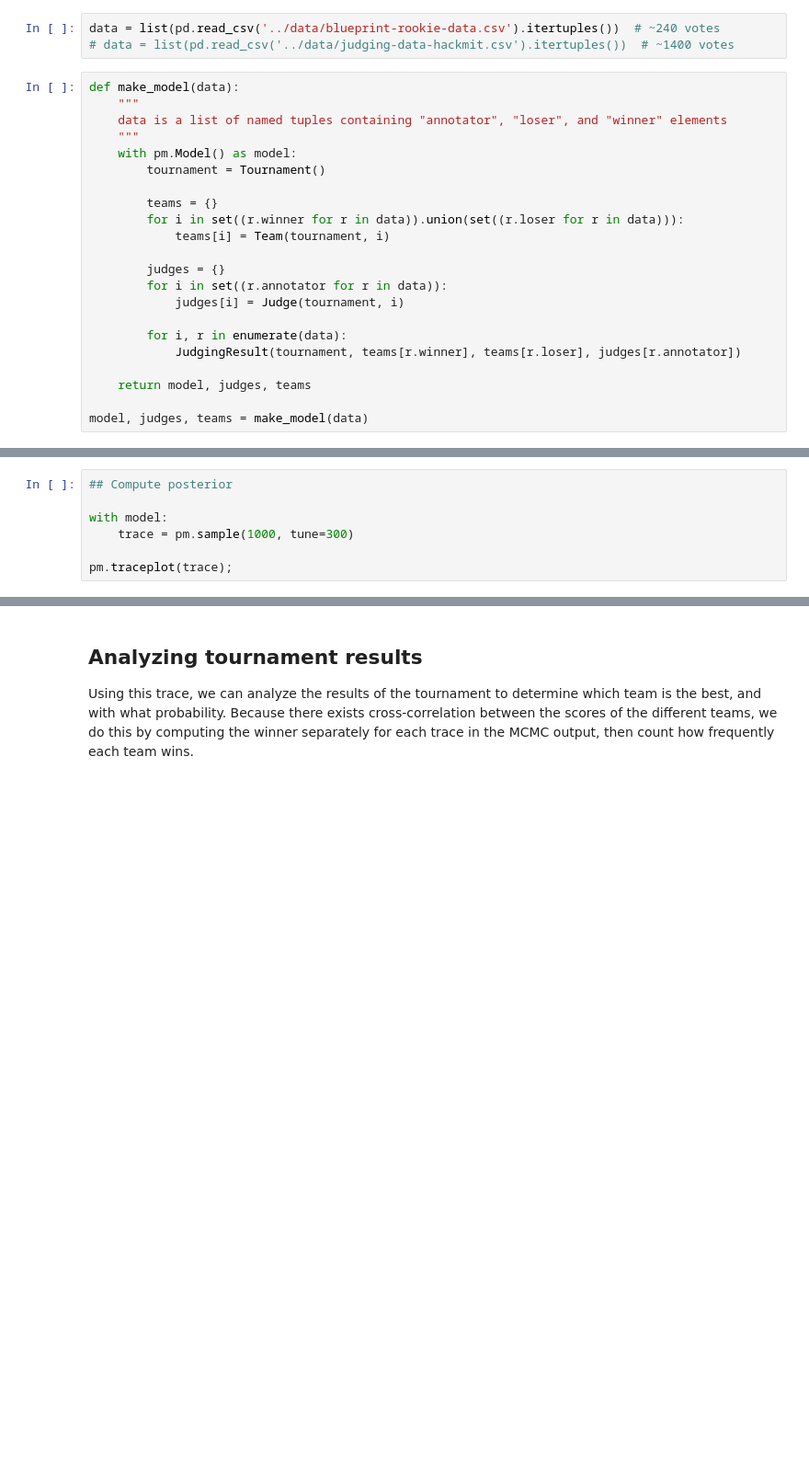
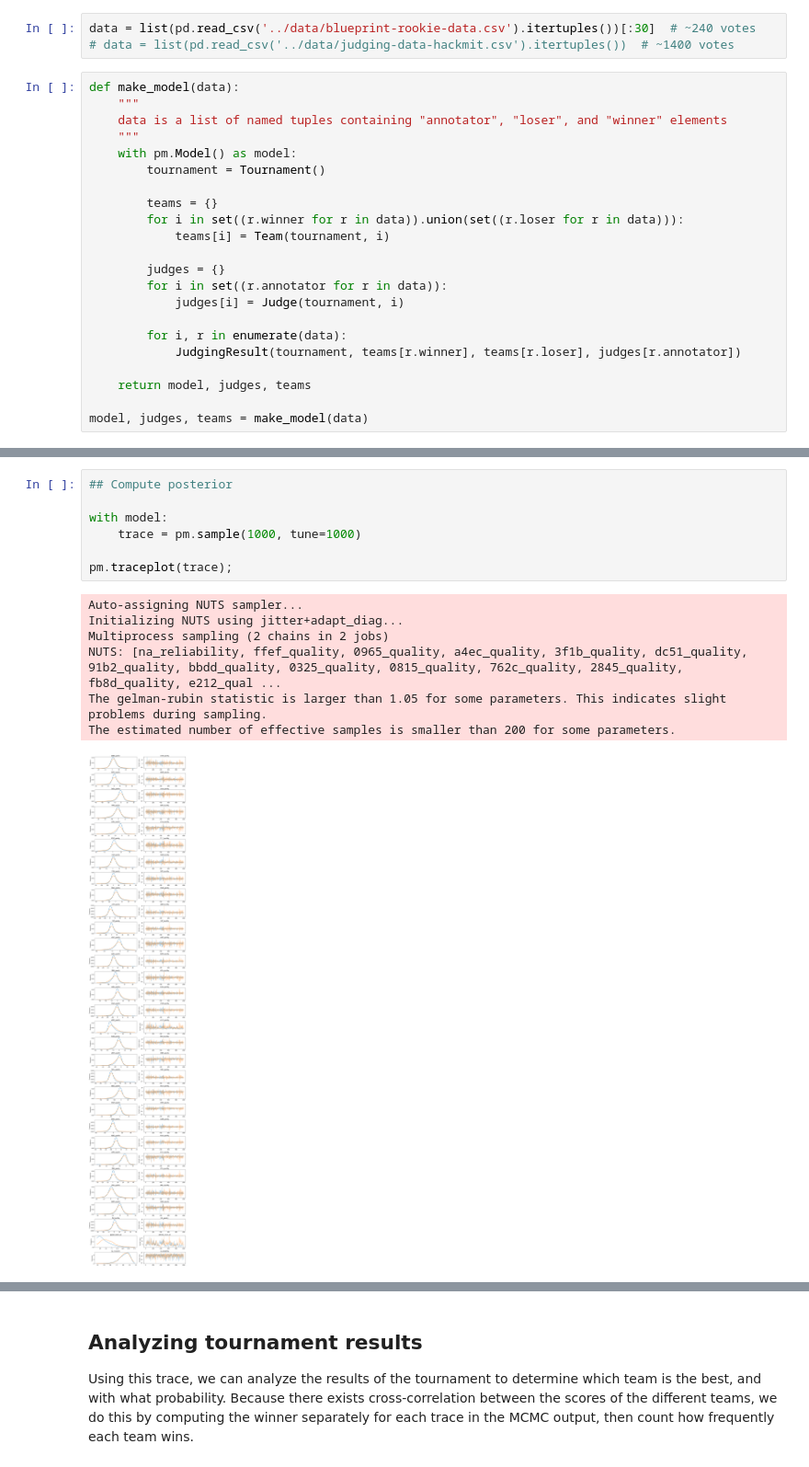
Before and after one commit to HALtheWise/bayesian-ranking, a Jupyter notebook: reports/bayesian-ranking-polished.ipynb, the cells around one changed output, grey strips where cells are left out. Shown at 92% size. Saved outputs shown, nothing was run; the diff lists cells and outputs as text; blank space fills up the shorter version.

```diff
--- a/reports/bayesian-ranking-polished.ipynb
+++ b/reports/bayesian-ranking-polished.ipynb
@@ -200,7 +200,7 @@ HackMIT has actually published the full set of data from the 2015 HackMIT judgin
 
 This dataset contains approximately 1400 votes.
 # %%
-data = list(pd.read_csv('../data/blueprint-rookie-data.csv').itertuples())  # ~240 votes
+data = list(pd.read_csv('../data/blueprint-rookie-data.csv').itertuples())[:30]  # ~240 votes
 # data = list(pd.read_csv('../data/judging-data-hackmit.csv').itertuples())  # ~1400 votes
 # %%
 def make_model(data):
@@ -241,8 +241,16 @@ thinkplot.Show()
 # %%
 ## Compute posterior
 
 with model:
-    trace = pm.sample(1000, tune=300)
+    trace = pm.sample(1000, tune=1000)
 
 pm.traceplot(trace);
+# %% [output]
+Auto-assigning NUTS sampler...
+Initializing NUTS using jitter+adapt_diag...
+Multiprocess sampling (2 chains in 2 jobs)
+NUTS: [na_reliability, ffef_quality, 0965_quality, a4ec_quality, 3f1b_quality, dc51_quality, 91b2_quality, bbdd_quality, 0325_quality, 0815_quality, 762c_quality, 2845_quality, fb8d_quality, e212_qual ...
+The gelman-rubin statistic is larger than 1.05 for some parameters. This indicates slight problems during sampling.
+The estimated number of effective samples is smaller than 200 for some parameters.
+[figure, added]
 # %%
```
Also changed, not shown: parts of 5 cells of this notebook.
